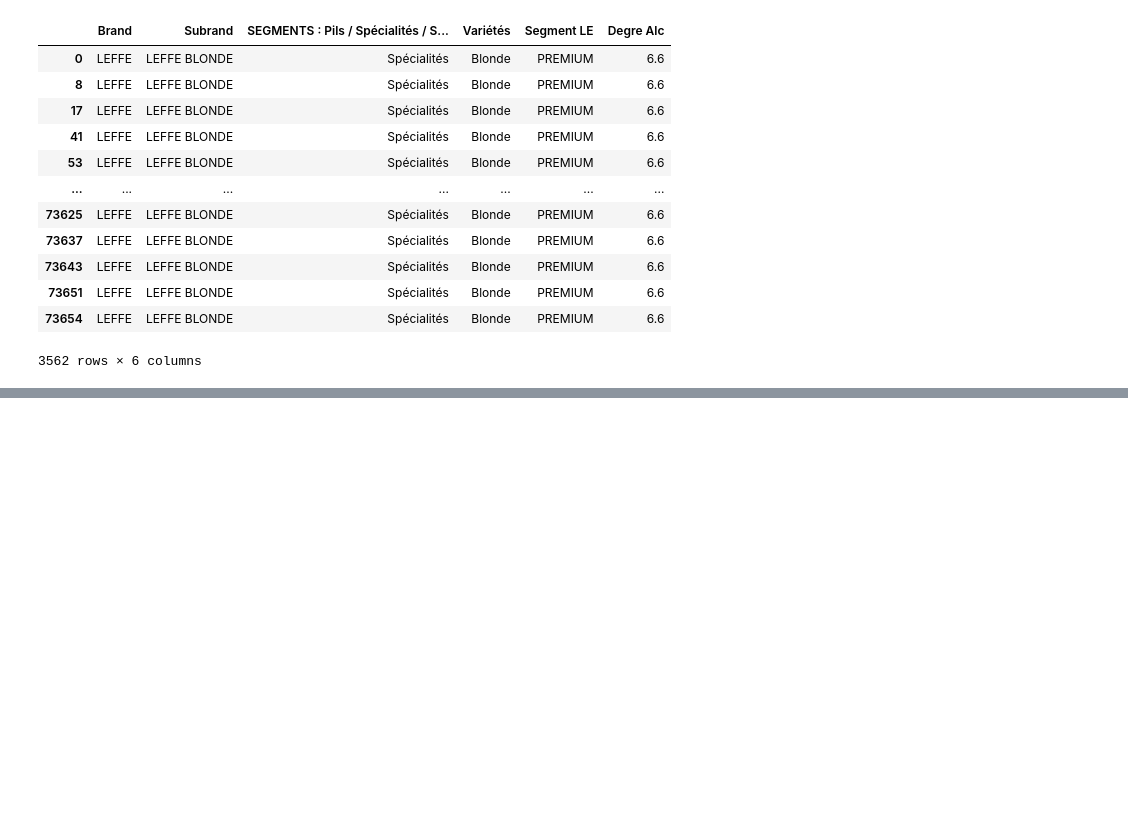
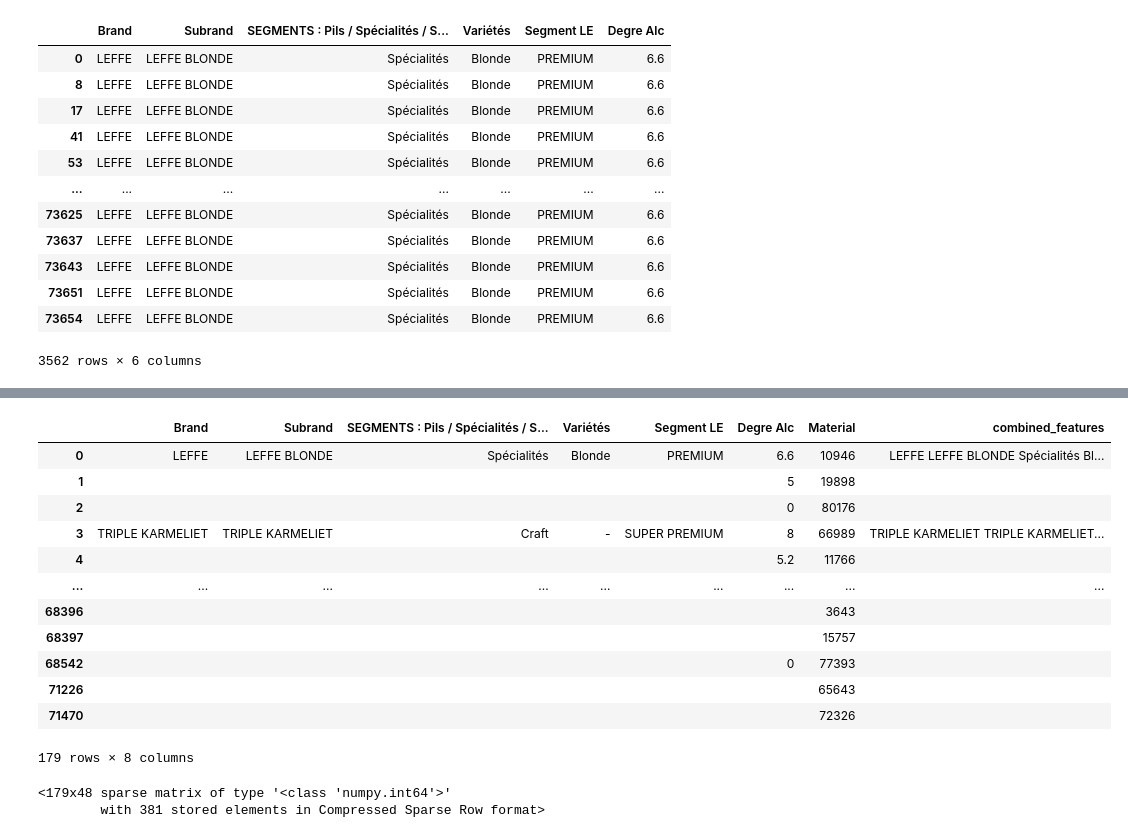
Before and after one commit to parikshitsam/Recommender-System, a Jupyter notebook: Analyzing Materials.ipynb, the cells around one changed output, grey strips where cells are left out. Saved outputs shown, nothing was run; the diff lists cells and outputs as text; code cells hidden in the pictures; blank space fills up the shorter version.

```diff
--- a/Analyzing Materials.ipynb
+++ b/Analyzing Materials.ipynb
@@ -161,0 +231,4 @@ similarities_df[similarities_df['Material']==62474]
+# %%
+features = similar_features
+df = similarities_df
+features
@@ -161,0 +242,8 @@ similarities_df[similarities_df['Material']==62474]
+# %%
+def combine_features(row):
+    cf =  row['Brand']+" "+row['Subrand'] + " "+row['SEGMENTS : Pils / Spécialités / Superspécialités/Bouteille Young adult']+" "+row['Variétés'] + " " + row['Segment LE']
+    return cf
+# %%
+for feature in features:
+    df[feature] = df[feature].fillna('')
+df["combined_features"] = df.apply(combine_features,axis=1)
@@ -161,0 +261,16 @@ similarities_df[similarities_df['Material']==62474]
+# %%
+df
+# %% [output]
+|  | Brand | Subrand | SEGMENTS : Pils / Spécialités / S... | Variétés | Segment LE | Degre Alc | Material | combined_features |
+| 0 | LEFFE | LEFFE BLONDE | Spécialités | Blonde | PREMIUM | 6.6 | 10946 | LEFFE LEFFE BLONDE Spécialités Bl... |
+| 1 |  |  |  |  |  | 5 | 19898 |  |
+| 2 |  |  |  |  |  | 0 | 80176 |  |
+| 3 | TRIPLE KARMELIET | TRIPLE KARMELIET | Craft | - | SUPER PREMIUM | 8 | 66989 | TRIPLE KARMELIET TRIPLE KARMELIET... |
+| 4 |  |  |  |  |  | 5.2 | 11766 |  |
+| ... | ... | ... | ... | ... | ... | ... | ... | ... |
+| 68396 |  |  |  |  |  |  | 3643 |  |
+| 68397 |  |  |  |  |  |  | 15757 |  |
+| 68542 |  |  |  |  |  | 0 | 77393 |  |
+| 71226 |  |  |  |  |  |  | 65643 |  |
+| 71470 |  |  |  |  |  |  | 72326 |  |
+179 rows × 8 columns
@@ -161,0 +280,5 @@ similarities_df[similarities_df['Material']==62474]
+# %%
+count_matrix
+# %% [output]
+<179x48 sparse matrix of type '<class 'numpy.int64'>'
+        with 381 stored elements in Compressed Sparse Row format>
```
Also changed, not shown: parts of 18 cells of this notebook.
